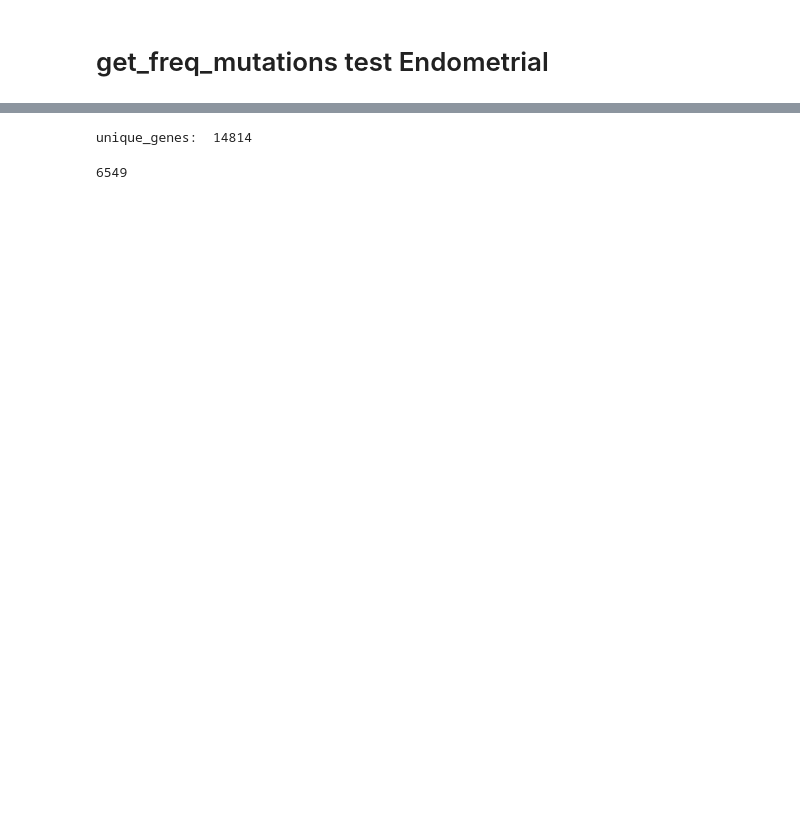
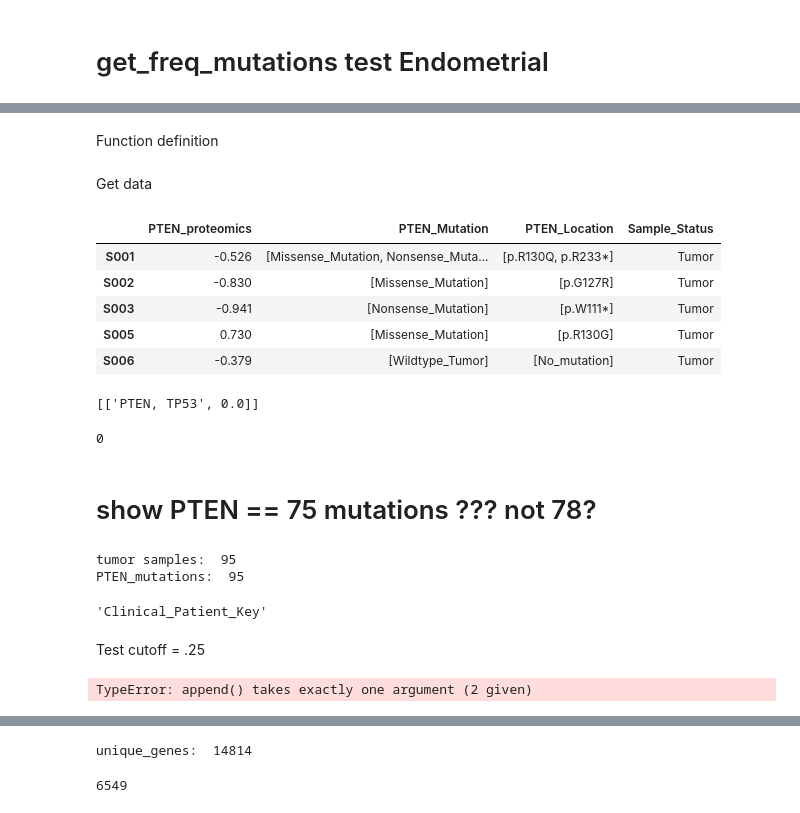
Before and after one commit to PayneLab/WhenMutationsMatter, a Jupyter notebook: Brittany/get_freq_mutations test Endometrial.ipynb, the cells around one changed output, grey strips where cells are left out. Cells and saved outputs as stored; diff of their text form; code cells hidden in the pictures; blank space fills up the shorter version.

```diff
--- a/Brittany/get_freq_mutations test Endometrial.ipynb
+++ b/Brittany/get_freq_mutations test Endometrial.ipynb
@@ -9 +28,3 @@ import CPTAC.Endometrial as en
+# %% [markdown]
+Function definition
 # %%
@@ -23,14 +64,81 @@ def get_frequently_mutated(somatic_df, omics_mutations_df, cutoff=.1):
 
     return freq_mutated
+# %% [markdown]
+Get data
 # %%
-#get df
 somatic = en.get_mutations()
 clinical = en.get_clinical()
 prot = en.get_proteomics()
 gene = 'PTEN'
 omics_mutations = en.append_mutations_to_omics(mutation_genes=gene, omics_df=prot, omics_genes=gene)
+omics_mutations.head()
+gene_mutated = somatic[somatic['Gene'] == 'PTEN']
+gene_mutated.head()
+omics_mutations.head()
+# %% [output]
+|  | PTEN_proteomics | PTEN_Mutation | PTEN_Location | Sample_Status |
+| S001 | -0.526 | [Missense_Mutation, Nonsense_Muta... | [p.R130Q, p.R233*] | Tumor |
+| S002 | -0.830 | [Missense_Mutation] | [p.G127R] | Tumor |
+| S003 | -0.941 | [Nonsense_Mutation] | [p.W111*] | Tumor |
+| S005 | 0.730 | [Missense_Mutation] | [p.R130G] | Tumor |
+| S006 | -0.379 | [Wildtype_Tumor] | [No_mutation] | Tumor |
+# %%
+# test using tuples
+
+unique_genes = ['PTEN, TP53']
+sample = 0
+freq_mutated = []
+gene_percent_pair = []
+cutoff = .25
+total_tumor_patients = 95
+
+for gene in unique_genes:
+    gene_mutated = somatic.loc[somatic['Gene'] == gene]
+    num_gene_mutated = len(gene_mutated[gene_mutated.columns[sample]].unique())
+    percentage = (num_gene_mutated / total_tumor_patients)
+    gene_percent_pair = [gene, percentage]
+    freq_mutated.append(gene_percent_pair)
+
+print (freq_mutated)
+# %% [output]
+[['PTEN, TP53', 0.0]]
+# %%
+#get column of sample = patient
+gene = 'PTEN'
+gene_mutated = somatic.loc[somatic['Gene'] == gene]
+col_of_sample = 0
+if gene_mutated.columns[0] == 'Gene':
+    col_of_sample = gene_mutated.index
+col_of_sample
+# %% [output]
+0
+# %% [markdown]
+# show PTEN == 75 mutations ??? not 78?
+# %%
+#get patients with tumors
+tumor_samples = omics_mutations.loc[omics_mutations['Sample_Status'] == "Tumor" ]
+print('tumor samples: ', len(tumor_samples))
+
+#get all PTEN mutations
+PTEN_mutations = tumor_samples.loc[tumor_samples['PTEN_Mutation'] != 'Wildtype_Tumor']
+PTEN_mutations.head()
+print('PTEN_mutations: ', len(PTEN_mutations))
+
+
+gene_mutated = somatic.loc[somatic['Gene'] == gene]
+num_gene_mutated = len(gene_mutated['Patient_Id'].unique())
+num_gene_mutated
+gene_mutated.columns[0]
+# %% [output]
+tumor samples:  95
+PTEN_mutations:  95
+'Clinical_Patient_Key'
+# %% [markdown]
+Test cutoff = .25
 # %%
-list1 = get_frequently_mutated(somatic, omics_mutations, .25)
+list1 = get_frequently_mutated(somatic, omics_mutations, .25, show_percentage=True)
+# %% [output]
+TypeError: append() takes exactly one argument (2 given)
 # %%
 print(len(list1))
 list1
```
Also changed, not shown: parts of 14 cells of this notebook, 4 other files.
